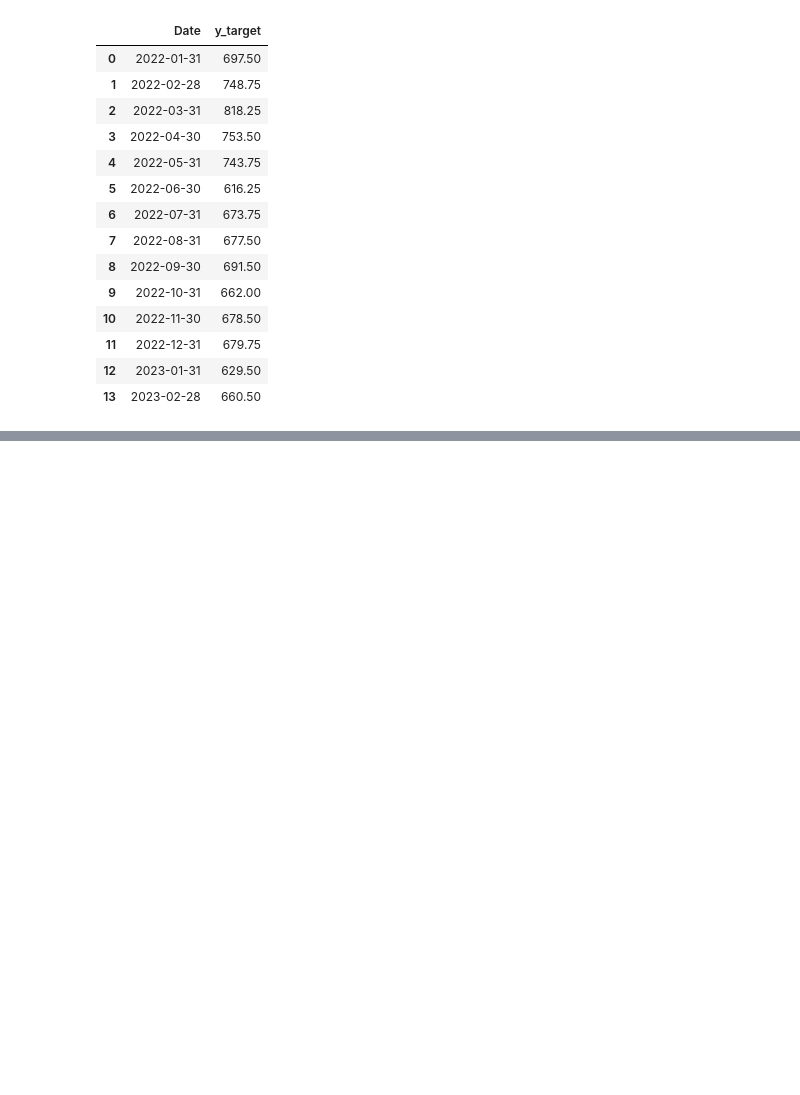
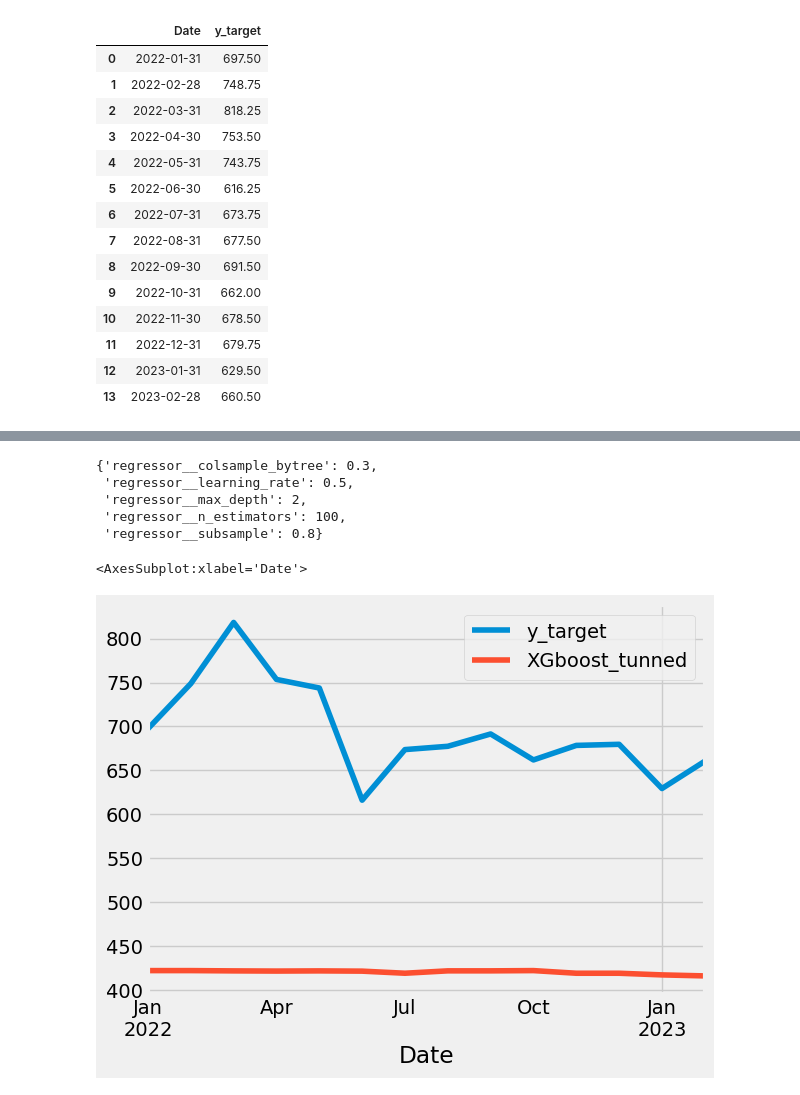
Before and after one commit to SalisEduardo/EAD0830-IA-aplic-financas, a Jupyter notebook: Atividades/atv1/forecast_commodities.ipynb, the cells around one changed output, grey strips where cells are left out. Drawn from its saved outputs; the diff is of its cells as text; code cells hidden in the pictures; blank space fills up the shorter version.

Commit message:
Hyperparameter tuning ANN e XGBoost

```diff
--- a/Atividades/atv1/forecast_commodities.ipynb
+++ b/Atividades/atv1/forecast_commodities.ipynb
@@ -964,0 +1092,33 @@ comparative_v5.set_index("Date").plot()
+# %%
+import xgboost as xgb
+import numpy as np
+
+from sklearn.model_selection import GridSearchCV ,TimeSeriesSplit
+from sklearn.pipeline import Pipeline
+
+
+
+train_xgboost ,test_xgboost = train_test_split(month_commodity_ann[filter_cols],date_column='Date',split='2022-01-01',by_date=True)
+
+pipeline_xboost = Pipeline([
+    ('preprocess', MinMaxScaler()),
+    ('regressor', xgb.XGBRegressor(objective = "reg:absoluteerror",eval_metric='mae'))
+])
+
+param_grid_xgboost = {
+    "regressor__colsample_bytree": [0.3, 0.7] ,
+    "regressor__learning_rate": [0.01, 0.1, 0.2, 0.5],
+    "regressor__n_estimators": [100],
+    "regressor__subsample": [0.2, 0.5, 0.8],
+    "regressor__max_depth": [2, 3, 5]
+}
+
+
+tscv = TimeSeriesSplit(n_splits=10)
+
+grid_search_xgboost = GridSearchCV(pipeline_xboost,    param_grid_xgboost,
+                           cv=tscv,
+                           n_jobs=-1,
+                           scoring='neg_mean_absolute_error',verbose=True)
+
+grid_search_xgboost.fit(X_train_xgboost,y_train_xgboost)
@@ -964,0 +1165,17 @@ comparative_v5.set_index("Date").plot()
+# %%
+grid_search_xgboost.best_params_
+# %% [output]
+{'regressor__colsample_bytree': 0.3,
+ 'regressor__learning_rate': 0.5,
+ 'regressor__max_depth': 2,
+ 'regressor__n_estimators': 100,
+ 'regressor__subsample': 0.8}
+# %%
+comparative_v7 = y_test_xgboost.reset_index()
+
+comparative_v7['XGboost_tunned'] = grid_search_xgboost.predict(X_test_xgboost)
+kpis_v7 = get_kpis_summary(comparative_v7['y_target'],comparative_v7['XGboost_tunned'])
+comparative_v7.set_index("Date").plot()
+# %% [output]
+<AxesSubplot:xlabel='Date'>
+[figure, added]
```
Also changed, not shown: parts of 22 cells of this notebook.
